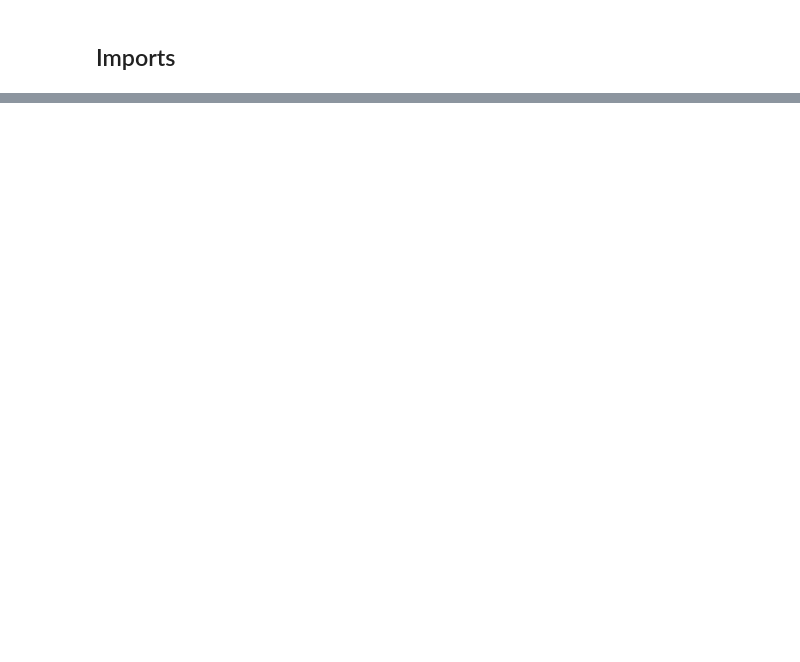
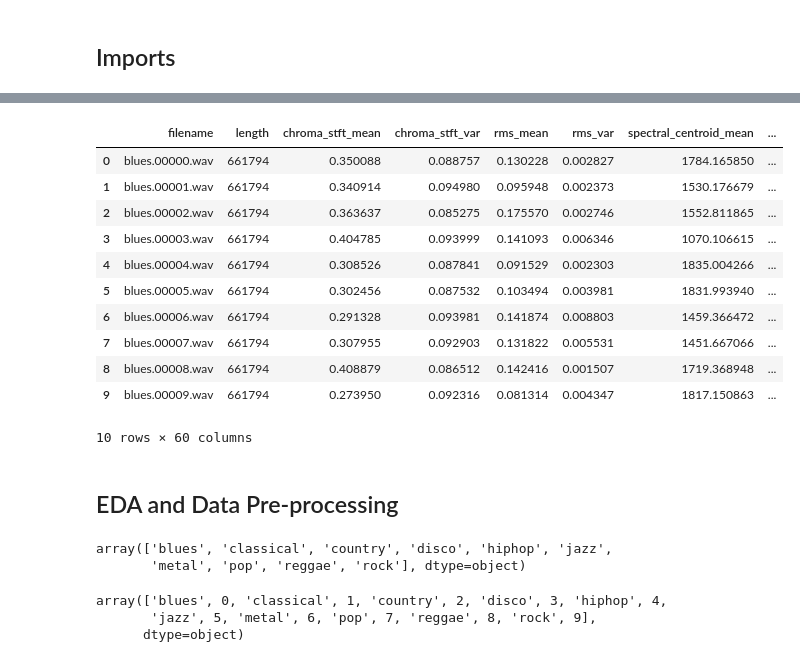
Before and after one commit to likhith-ts/Music-Genre-Classification-using-KNN, a Jupyter notebook: KNNmodel.ipynb, the cells around one changed output, grey strips where cells are left out. Drawn from its saved outputs; the diff is of its cells as text; code cells hidden in the pictures; blank space fills up the shorter version.

```diff
--- a/KNNmodel.ipynb
+++ b/KNNmodel.ipynb
@@ -40,0 +50,2 @@ librosa.display.waveshow(y=pitch,sr=frequency,color="red")
+# %%
+df= pd.read_csv('Data\\features_30_sec.csv')
@@ -40,0 +56,22 @@ librosa.display.waveshow(y=pitch,sr=frequency,color="red")
+# %%
+df.head(10)
+# %% [output]
+|  | filename | length | chroma_stft_mean | chroma_stft_var | rms_mean | rms_var | spectral_centroid_mean | ... |
+| 0 | blues.00000.wav | 661794 | 0.350088 | 0.088757 | 0.130228 | 0.002827 | 1784.165850 | ... |
+| 1 | blues.00001.wav | 661794 | 0.340914 | 0.094980 | 0.095948 | 0.002373 | 1530.176679 | ... |
+| 2 | blues.00002.wav | 661794 | 0.363637 | 0.085275 | 0.175570 | 0.002746 | 1552.811865 | ... |
+| 3 | blues.00003.wav | 661794 | 0.404785 | 0.093999 | 0.141093 | 0.006346 | 1070.106615 | ... |
+| 4 | blues.00004.wav | 661794 | 0.308526 | 0.087841 | 0.091529 | 0.002303 | 1835.004266 | ... |
+| 5 | blues.00005.wav | 661794 | 0.302456 | 0.087532 | 0.103494 | 0.003981 | 1831.993940 | ... |
+| 6 | blues.00006.wav | 661794 | 0.291328 | 0.093981 | 0.141874 | 0.008803 | 1459.366472 | ... |
+| 7 | blues.00007.wav | 661794 | 0.307955 | 0.092903 | 0.131822 | 0.005531 | 1451.667066 | ... |
+| 8 | blues.00008.wav | 661794 | 0.408879 | 0.086512 | 0.142416 | 0.001507 | 1719.368948 | ... |
+| 9 | blues.00009.wav | 661794 | 0.273950 | 0.092316 | 0.081314 | 0.004347 | 1817.150863 | ... |
+10 rows × 60 columns
+# %% [markdown]
+## EDA and Data Pre-processing
+# %%
+df['label'].unique()
+# %% [output]
+array(['blues', 'classical', 'country', 'disco', 'hiphop', 'jazz',
+       'metal', 'pop', 'reggae', 'rock'], dtype=object)
@@ -40,0 +81,6 @@ librosa.display.waveshow(y=pitch,sr=frequency,color="red")
+# %%
+pd.unique(df.loc[:,'label':'class_label'].values.ravel())
+# %% [output]
+array(['blues', 0, 'classical', 1, 'country', 2, 'disco', 3, 'hiphop', 4,
+       'jazz', 5, 'metal', 6, 'pop', 7, 'reggae', 8, 'rock', 9],
+      dtype=object)
```
Also changed, not shown: parts of 13 cells of this notebook.
